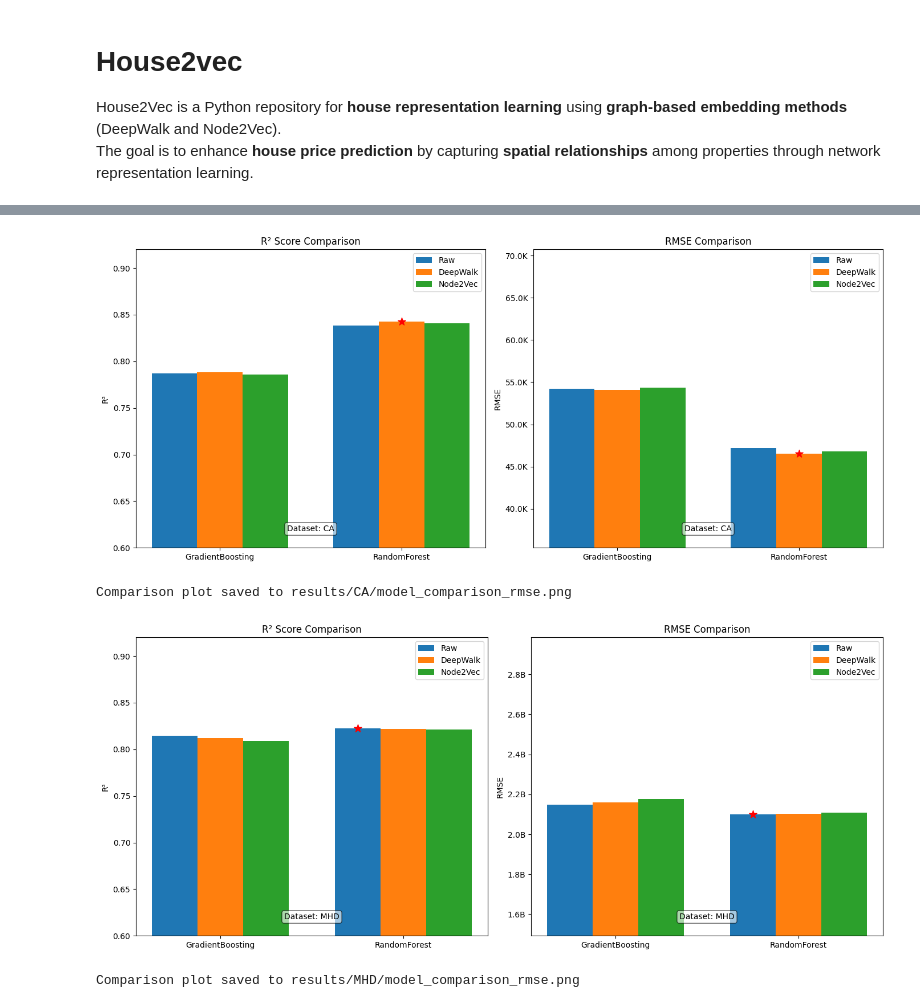
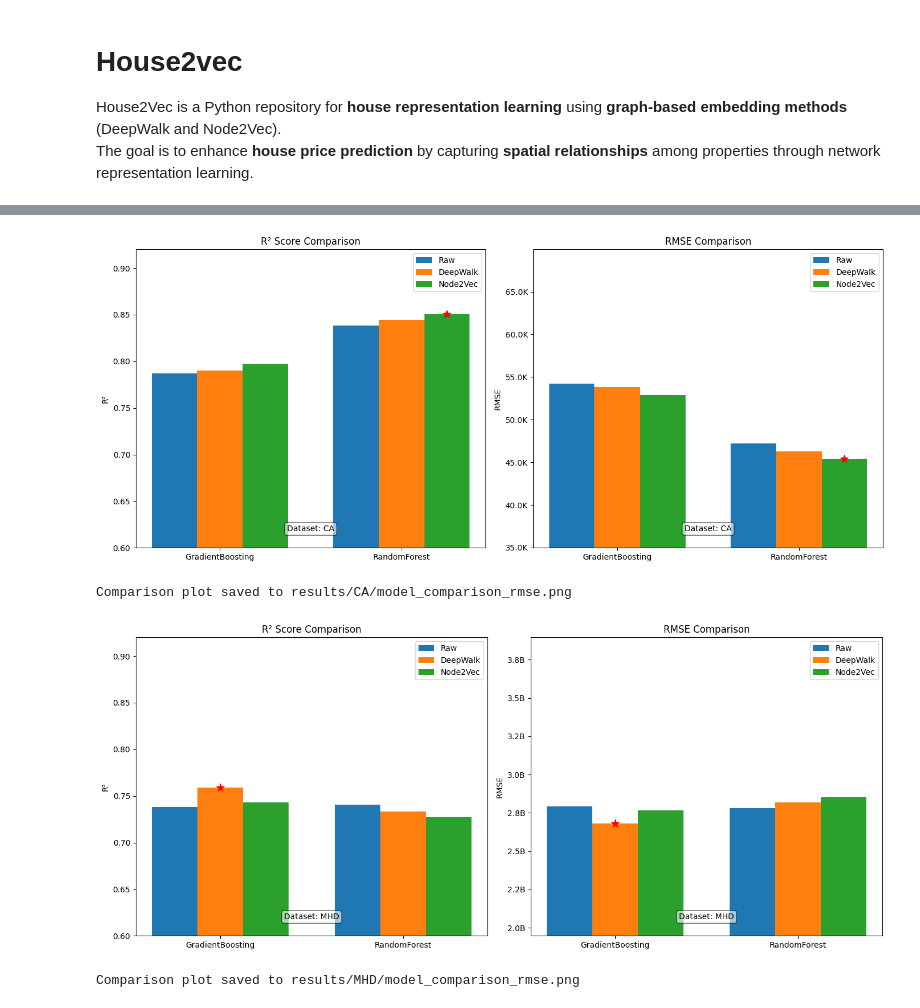
Before and after one commit to mamintoosi-papers-codes/House2Vec, a Jupyter notebook: main.ipynb, the cells around one changed output, grey strips where cells are left out. Saved outputs shown, nothing was run; the diff lists cells and outputs as text; code cells hidden in the pictures.

```diff
--- a/main.ipynb
+++ b/main.ipynb
@@ -61,7 +44,7 @@ import numpy as np
 from matplotlib.ticker import FuncFormatter
 import os
 
-def compare_models(dataset_name, use_rmse=False, res_file_name="final_results.csv"):
+def compare_models(dataset_name, use_rmse=False, res_file_name="final_results.xlsx"):
     """
     Side-by-side comparison plots (R² and MSE_log or RMSE) for a dataset.
     - Highlights the single best model across all methods with a red star.
@@ -71,7 +54,7 @@ def compare_models(dataset_name, use_rmse=False, res_file_name="final_results.cs
     """
     # Load results
     file_path = f"results/{dataset_name}/{res_file_name}"
-    df = pd.read_csv(file_path)
+    df = pd.read_excel(file_path)
 
     # Categorize models
     def categorize(model):
@@ -82,14 +65,14 @@ def compare_models(dataset_name, use_rmse=False, res_file_name="final_results.cs
         else:
             return "Raw"
 
-    # df["Method"] = df["Model"].apply(categorize)
-    # df["BaseModel"] = df["Model"].apply(lambda x: x.split(" ")[0])
+    df["Type"] = df["Model"].apply(categorize)
+    df["BaseModel"] = df["Model"].apply(lambda x: x.split(" ")[0])
 
     # Pivot to align bars by BaseModel for each Type
     order_types = ["Raw", "DeepWalk", "Node2Vec"]
-    r2_pivot = df.pivot_table(index="BaseModel", columns="Method", values="R2", aggfunc="mean").reindex(columns=order_types)
-    mselog_pivot = df.pivot_table(index="BaseModel", columns="Method", values="MSE_log", aggfunc="mean").reindex(columns=order_types)
-    rmse_pivot = df.pivot_table(index="BaseModel", columns="Method", values="RMSE", aggfunc="mean").reindex(columns=order_types)
+    r2_pivot = df.pivot_table(index="BaseModel", columns="Type", values="R2", aggfunc="mean").reindex(columns=order_types)
+    mselog_pivot = df.pivot_table(index="BaseModel", columns="Type", values="MSE_log", aggfunc="mean").reindex(columns=order_types)
+    rmse_pivot = df.pivot_table(index="BaseModel", columns="Type", values="RMSE", aggfunc="mean").reindex(columns=order_types)
 
     # Base models for x-axis
     models = r2_pivot.index.tolist()
@@ -165,35 +148,35 @@ def compare_models(dataset_name, use_rmse=False, res_file_name="final_results.cs
     axs[1].set_title(f"{metric_name} Comparison")
     axs[1].set_xticks(x)
     axs[1].set_xticklabels(models)#, rotation=45)
     axs[1].set_ylabel(metric_name)
     axs[1].legend()
 
     # y-axis limit
     y_mean = np.nanmean(all_metric_bars)
     axs[1].set_ylim(y_mean * 0.7, y_mean * 1.4)
 
     axs[1].text(0.5, 0.05, f"Dataset: {dataset_name}", transform=axs[1].transAxes,
                 fontsize=10, ha="center", va="bottom",
                 bbox=dict(boxstyle="round", fc="white", alpha=0.6))
 
     plt.tight_layout()
 
     # Save figure
     out_path = f"results/{dataset_name}/model_comparison.png" if not use_rmse \
                else f"results/{dataset_name}/model_comparison_rmse.png"
     os.makedirs(f"results/{dataset_name}", exist_ok=True)
     plt.savefig(out_path, dpi=300)
     plt.show()
     print(f"Comparison plot saved to {out_path}")
 
 
 # Example runs
 # compare_models("CA")          # R² + MSE_log
 # compare_models("MHD")         # R² + MSE_log
-compare_models("CA", True, "final_results.csv")  # R² + RMSE (in millions)
-compare_models("MHD", True, "final_results.csv")
+compare_models("CA", True, "final_results-GB-RF.xlsx")  # R² + RMSE (in millions)
+compare_models("MHD", True, "final_results-GB-RF.xlsx")
 # %% [output]
-[figure, old version]
+[figure, new version]
 Comparison plot saved to results/CA/model_comparison_rmse.png
-[figure, old version]
+[figure, new version]
 Comparison plot saved to results/MHD/model_comparison_rmse.png
```
Also changed, not shown: parts of 4 cells of this notebook, 18 other files.
